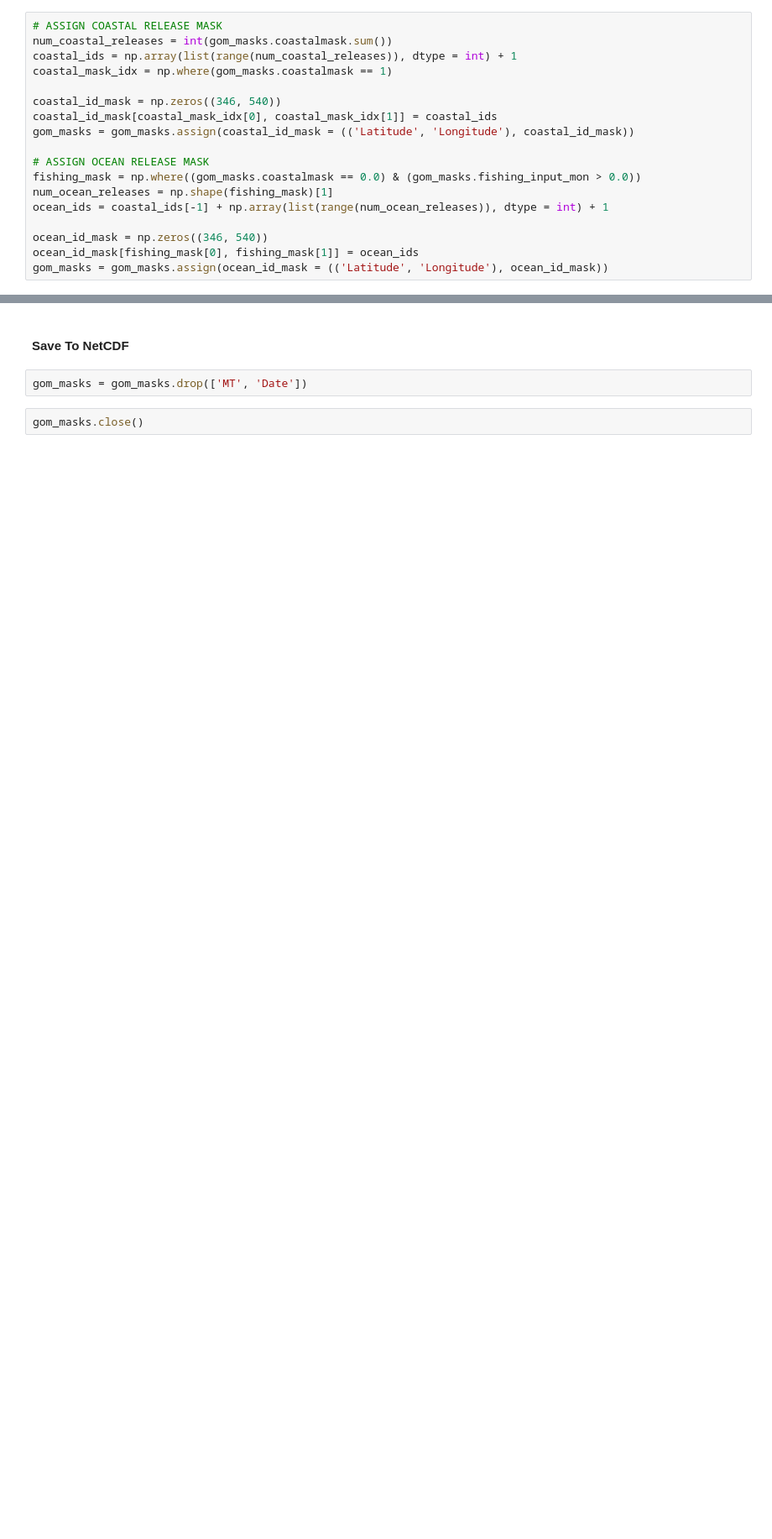
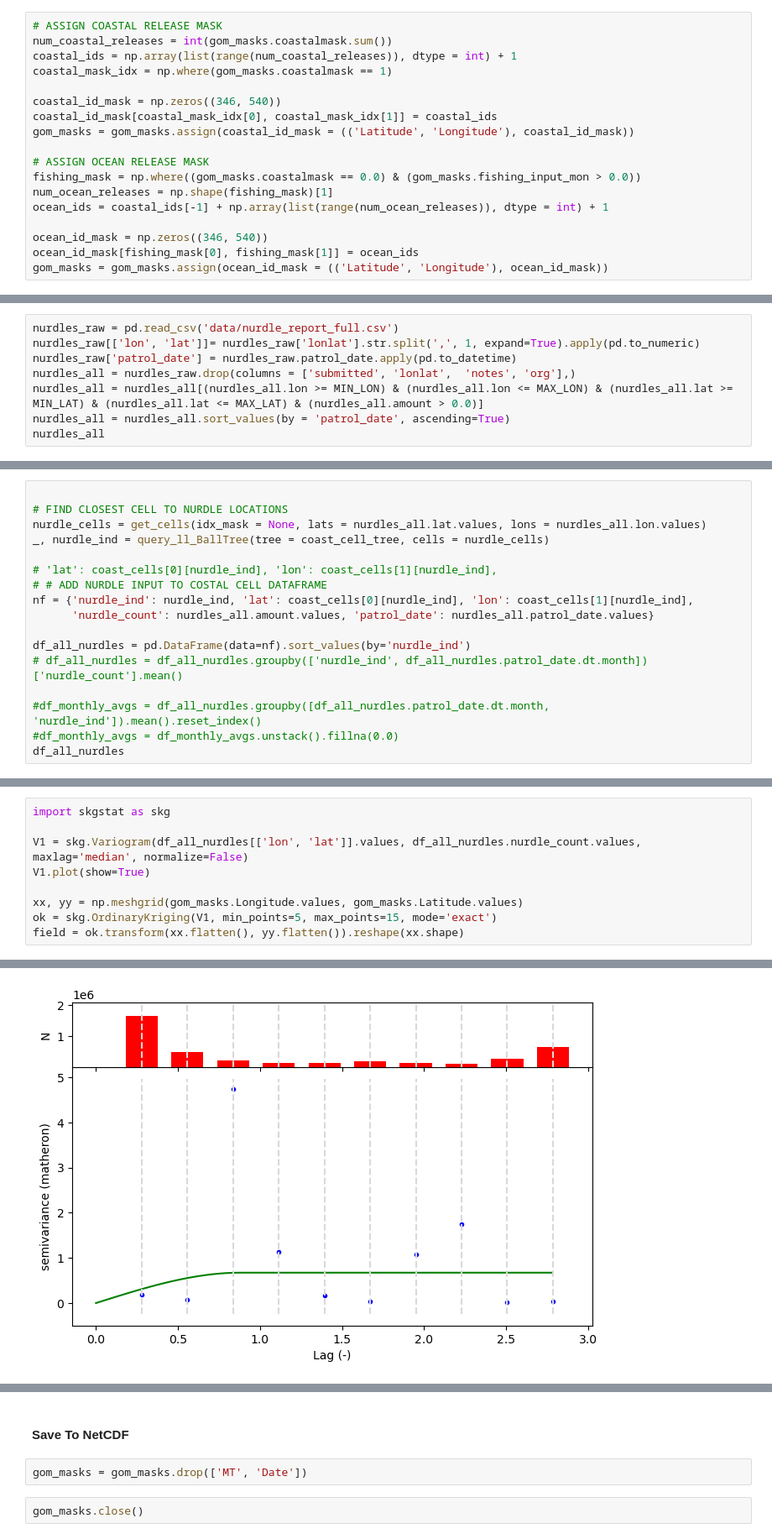
Before and after one commit to davidavzP/GOM_microplastics, a Jupyter notebook: gen_particleset.ipynb, the cells around one changed output, grey strips where cells are left out. Shown at 84% size. Saved outputs shown, nothing was run; the diff lists cells and outputs as text; blank space fills up the shorter version.

Commit message:
variogram testing

```diff
--- a/gen_particleset.ipynb
+++ b/gen_particleset.ipynb
@@ -284,0 +292,8 @@ gom_masks = gom_masks.assign(ocean_id_mask = (('Latitude', 'Longitude'), ocean_i
+# %%
+nurdles_raw = pd.read_csv('data/nurdle_report_full.csv')
+nurdles_raw[['lon', 'lat']]= nurdles_raw['lonlat'].str.split(',', 1, expand=True).apply(pd.to_numeric)
+nurdles_raw['patrol_date'] = nurdles_raw.patrol_date.apply(pd.to_datetime)
+nurdles_all = nurdles_raw.drop(columns = ['submitted', 'lonlat',  'notes', 'org'],)
+nurdles_all = nurdles_all[(nurdles_all.lon >= MIN_LON) & (nurdles_all.lon <= MAX_LON) & (nurdles_all.lat >= MIN_LAT) & (nurdles_all.lat <= MAX_LAT) & (nurdles_all.amount > 0.0)]
+nurdles_all = nurdles_all.sort_values(by = 'patrol_date', ascending=True)
+nurdles_all
@@ -284,0 +339,17 @@ gom_masks = gom_masks.assign(ocean_id_mask = (('Latitude', 'Longitude'), ocean_i
+# %%
+
+# FIND CLOSEST CELL TO NURDLE LOCATIONS
+nurdle_cells = get_cells(idx_mask = None, lats = nurdles_all.lat.values, lons = nurdles_all.lon.values)
+_, nurdle_ind = query_ll_BallTree(tree = coast_cell_tree, cells = nurdle_cells)
+
+# 'lat': coast_cells[0][nurdle_ind], 'lon': coast_cells[1][nurdle_ind],
+# # ADD NURDLE INPUT TO COSTAL CELL DATAFRAME
+nf = {'nurdle_ind': nurdle_ind, 'lat': coast_cells[0][nurdle_ind], 'lon': coast_cells[1][nurdle_ind],
+      'nurdle_count': nurdles_all.amount.values, 'patrol_date': nurdles_all.patrol_date.values}
+
+df_all_nurdles = pd.DataFrame(data=nf).sort_values(by='nurdle_ind')
+# df_all_nurdles = df_all_nurdles.groupby(['nurdle_ind', df_all_nurdles.patrol_date.dt.month])['nurdle_count'].mean()
+
+#df_monthly_avgs = df_all_nurdles.groupby([df_all_nurdles.patrol_date.dt.month, 'nurdle_ind']).mean().reset_index()
+#df_monthly_avgs = df_monthly_avgs.unstack().fillna(0.0)
+df_all_nurdles
@@ -284,0 +370,10 @@ gom_masks = gom_masks.assign(ocean_id_mask = (('Latitude', 'Longitude'), ocean_i
+# %%
+import skgstat as skg
+
+V1 = skg.Variogram(df_all_nurdles[['lon', 'lat']].values, df_all_nurdles.nurdle_count.values, maxlag='median', normalize=False)
+V1.plot(show=True)
+
+xx, yy = np.meshgrid(gom_masks.Longitude.values, gom_masks.Latitude.values)
+ok = skg.OrdinaryKriging(V1, min_points=5, max_points=15, mode='exact')
+field = ok.transform(xx.flatten(), yy.flatten()).reshape(xx.shape)
+# %% [output]
@@ -284,0 +381 @@ gom_masks = gom_masks.assign(ocean_id_mask = (('Latitude', 'Longitude'), ocean_i
+[figure, added]
```
Also changed, not shown: parts of 12 cells of this notebook, 1 other file.
